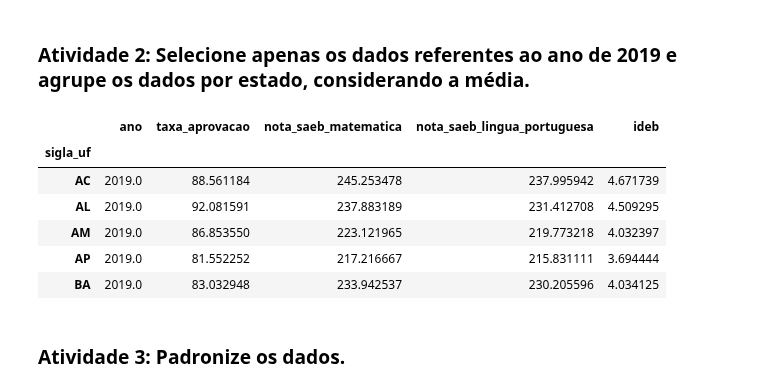
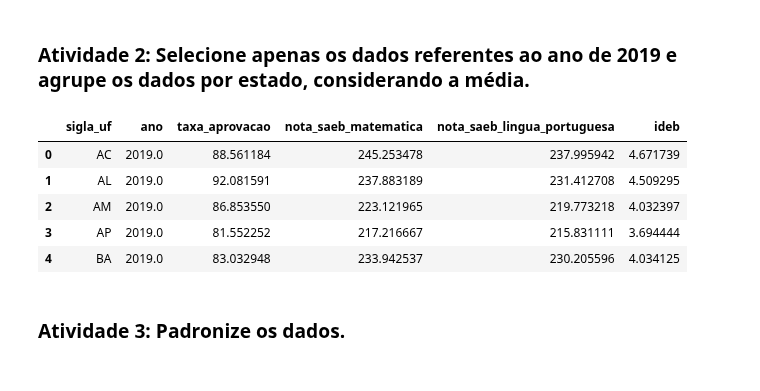
Before and after one commit to jorgelpbarretob/Master-Sirius, a Jupyter notebook: Semana 3/Semana3_Exercício.ipynb, the cells around one changed output. Saved outputs shown, nothing was run; the diff lists cells and outputs as text; code cells hidden in the pictures.

Commit message:
Reset Index

```diff
--- a/Semana 3/Semana3_Exercício.ipynb
+++ b/Semana 3/Semana3_Exercício.ipynb
@@ -49,20 +49,19 @@ ideb.head()
 # %%
 # Filtrar os dados referentes ao ano de 2019
 dados_2019 = ideb[ideb['ano'] == 2019]
 
-# Agrupar os dados por estado e calcular a média
-dados_agrupados = dados_2019.groupby('sigla_uf').mean()
+# Agrupar os dados por estado e calcular a média e reset index
+dados_agrupados = dados_2019.groupby('sigla_uf').mean().reset_index()
 
 # Exibir o resultado
 dados_agrupados.head()
 # %% [output]
-|  | ano | taxa_aprovacao | nota_saeb_matematica | nota_saeb_lingua_portuguesa | ideb |
-| sigla_uf |  |  |  |  |  |
-| AC | 2019.0 | 88.561184 | 245.253478 | 237.995942 | 4.671739 |
-| AL | 2019.0 | 92.081591 | 237.883189 | 231.412708 | 4.509295 |
-| AM | 2019.0 | 86.853550 | 223.121965 | 219.773218 | 4.032397 |
-| AP | 2019.0 | 81.552252 | 217.216667 | 215.831111 | 3.694444 |
-| BA | 2019.0 | 83.032948 | 233.942537 | 230.205596 | 4.034125 |
+|  | sigla_uf | ano | taxa_aprovacao | nota_saeb_matematica | nota_saeb_lingua_portuguesa | ideb |
+| 0 | AC | 2019.0 | 88.561184 | 245.253478 | 237.995942 | 4.671739 |
+| 1 | AL | 2019.0 | 92.081591 | 237.883189 | 231.412708 | 4.509295 |
+| 2 | AM | 2019.0 | 86.853550 | 223.121965 | 219.773218 | 4.032397 |
+| 3 | AP | 2019.0 | 81.552252 | 217.216667 | 215.831111 | 3.694444 |
+| 4 | BA | 2019.0 | 83.032948 | 233.942537 | 230.205596 | 4.034125 |
 # %% [markdown]
 ### Atividade 3: Padronize os dados.
 # %%
```
Also changed, not shown: parts of 2 cells of this notebook.
